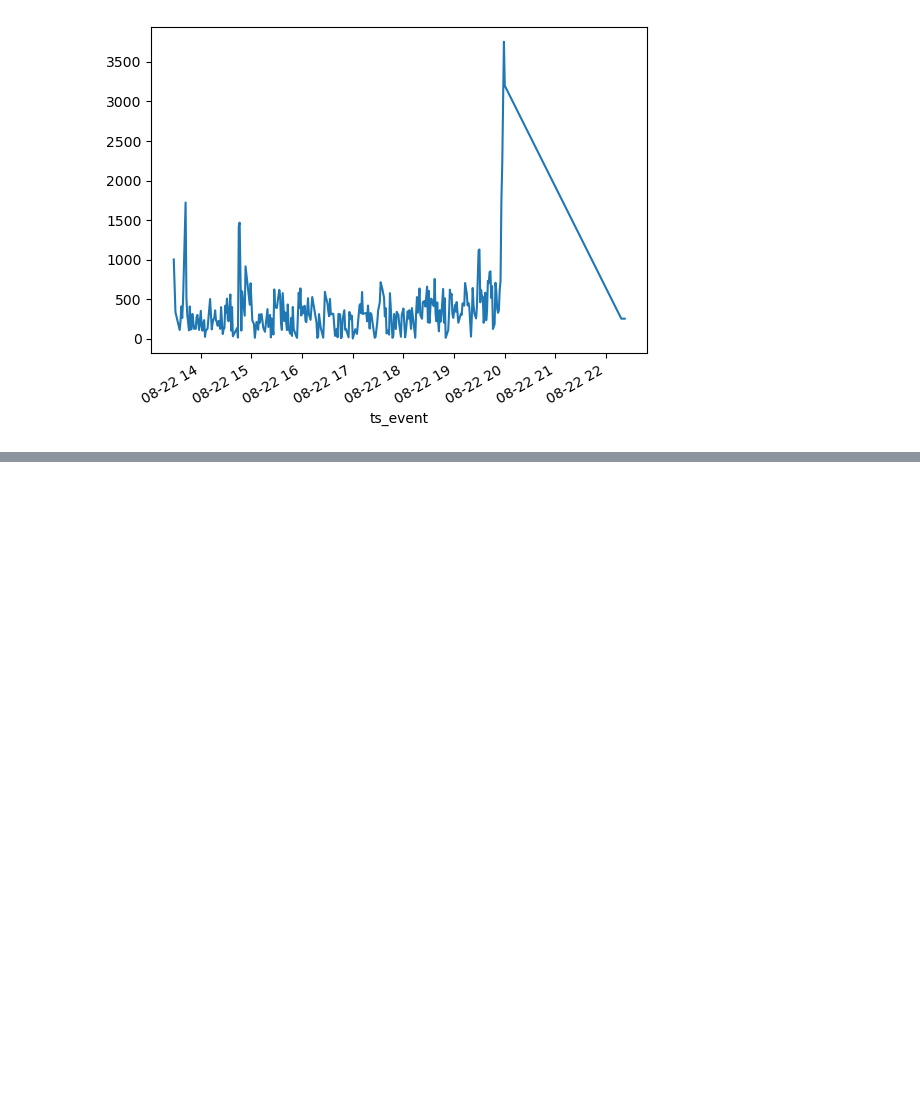
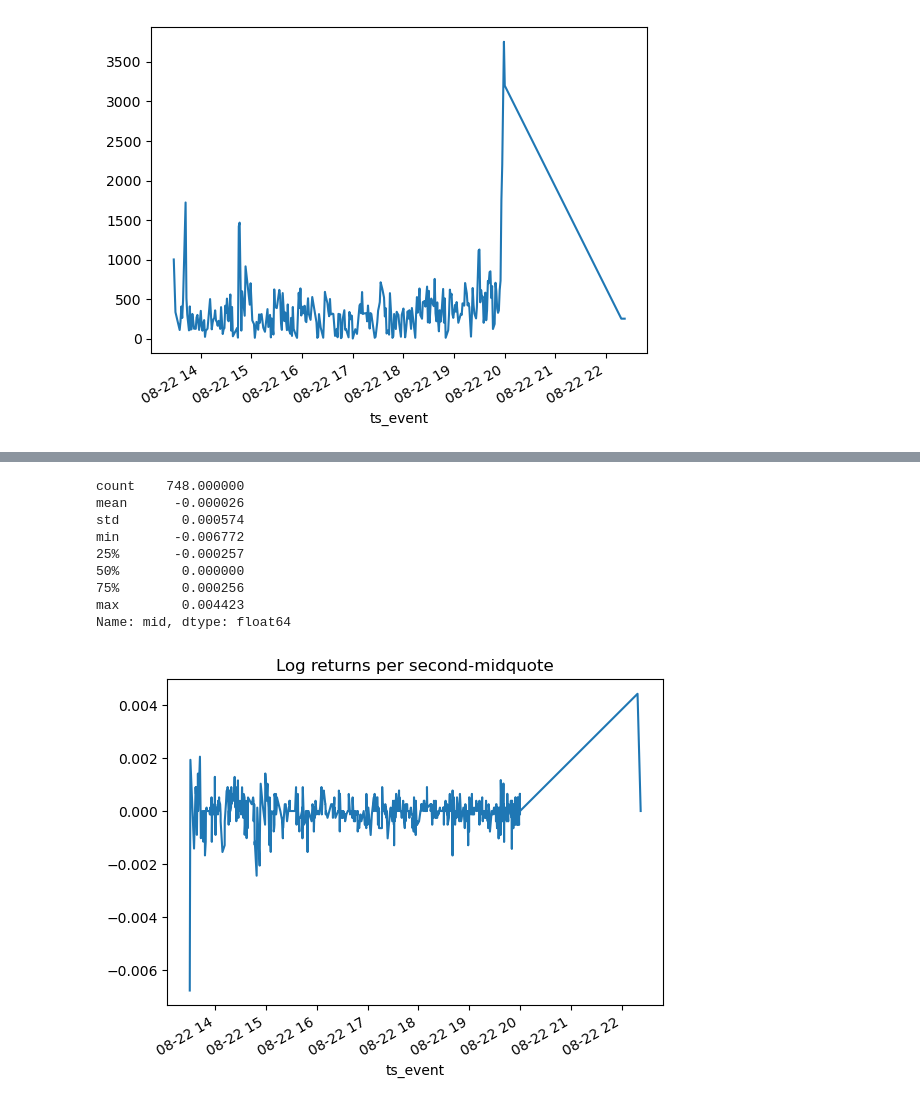
Before and after one commit to amchugh2/230x_team_repo, a Jupyter notebook: hw1_shash.ipynb, the cells around one changed output, grey strips where cells are left out. Saved outputs shown, nothing was run; the diff lists cells and outputs as text; code cells hidden in the pictures; blank space fills up the shorter version.

```diff
--- a/hw1_shash.ipynb
+++ b/hw1_shash.ipynb
@@ -171,0 +199,16 @@ cake_trades['test_ask']
+# %%
+#i.
+cake_logret_mpq_1s=np.log(cake_mid_1s).diff()
+cake_logret_mpq_1s.plot(title="Log returns per second-midquote")
+cake_logret_mpq_1s.describe()
+# %% [output]
+count    748.000000
+mean      -0.000026
+std        0.000574
+min       -0.006772
+25%       -0.000257
+50%        0.000000
+75%        0.000256
+max        0.004423
+Name: mid, dtype: float64
+[figure, added]
```
Also changed, not shown: parts of 22 cells of this notebook, 1 other file.
